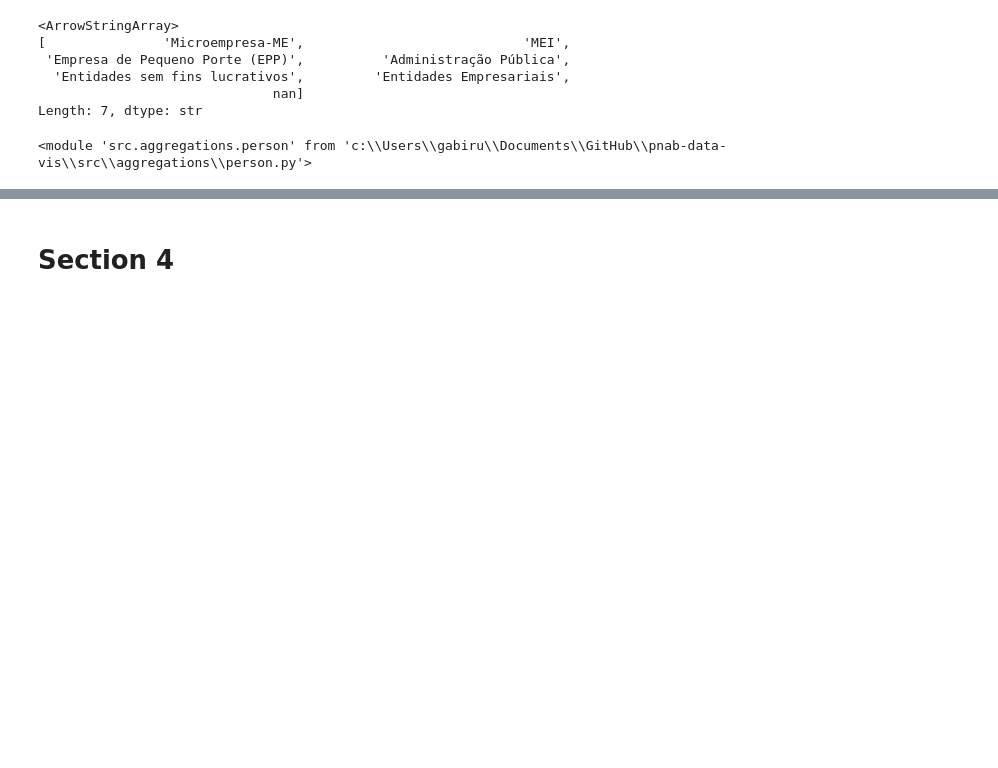
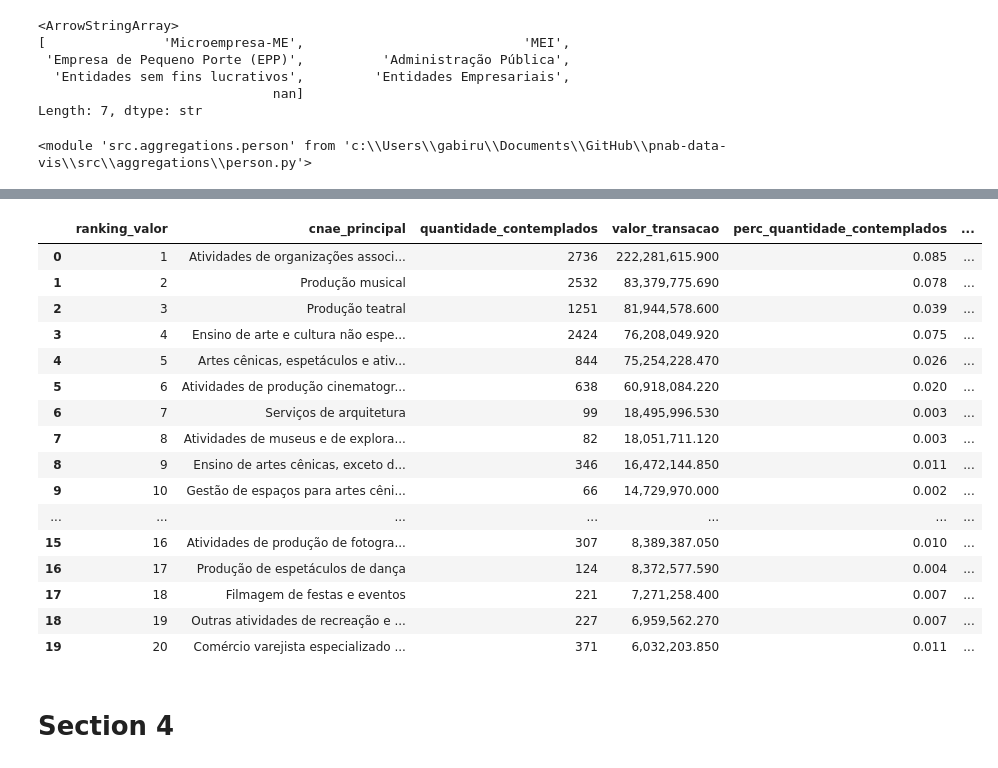
Before and after one commit to SGE-Subsecretaria-de-Gestao-Estrategica/pnab-data-vis, a Jupyter notebook: src/notebooks/gabriel_create_csv.ipynb, the cells around one changed output, grey strips where cells are left out. Drawn from its saved outputs; the diff is of its cells as text; code cells hidden in the pictures; blank space fills up the shorter version.

```diff
--- a/src/notebooks/gabriel_create_csv.ipynb
+++ b/src/notebooks/gabriel_create_csv.ipynb
@@ -507,3 +509,23 @@ df_cnae_principal_cultura.to_csv(settings.DATA_PATH_SECTION3 / 'top_cnaes_cnpj_c
+# %%
+df_cnae_principal_cultura
+# %% [output]
+|  | ranking_valor | cnae_principal | quantidade_contemplados | valor_transacao | perc_quantidade_contemplados | ... |
+| 0 | 1 | Atividades de organizações associ... | 2736 | 222,281,615.900 | 0.085 | ... |
+| 1 | 2 | Produção musical | 2532 | 83,379,775.690 | 0.078 | ... |
+| 2 | 3 | Produção teatral | 1251 | 81,944,578.600 | 0.039 | ... |
+| 3 | 4 | Ensino de arte e cultura não espe... | 2424 | 76,208,049.920 | 0.075 | ... |
+| 4 | 5 | Artes cênicas, espetáculos e ativ... | 844 | 75,254,228.470 | 0.026 | ... |
+| 5 | 6 | Atividades de produção cinematogr... | 638 | 60,918,084.220 | 0.020 | ... |
+| 6 | 7 | Serviços de arquitetura | 99 | 18,495,996.530 | 0.003 | ... |
+| 7 | 8 | Atividades de museus e de explora... | 82 | 18,051,711.120 | 0.003 | ... |
+| 8 | 9 | Ensino de artes cênicas, exceto d... | 346 | 16,472,144.850 | 0.011 | ... |
+| 9 | 10 | Gestão de espaços para artes cêni... | 66 | 14,729,970.000 | 0.002 | ... |
+| ... | ... | ... | ... | ... | ... | ... |
+| 15 | 16 | Atividades de produção de fotogra... | 307 | 8,389,387.050 | 0.010 | ... |
+| 16 | 17 | Produção de espetáculos de dança | 124 | 8,372,577.590 | 0.004 | ... |
+| 17 | 18 | Filmagem de festas e eventos | 221 | 7,271,258.400 | 0.007 | ... |
+| 18 | 19 | Outras atividades de recreação e ... | 227 | 6,959,562.270 | 0.007 | ... |
+| 19 | 20 | Comércio varejista especializado ... | 371 | 6,032,203.850 | 0.011 | ... |
 # %% [markdown]
 # Section 4
 # %%
```
Also changed, not shown: parts of 5 cells of this notebook, 4 other files.
